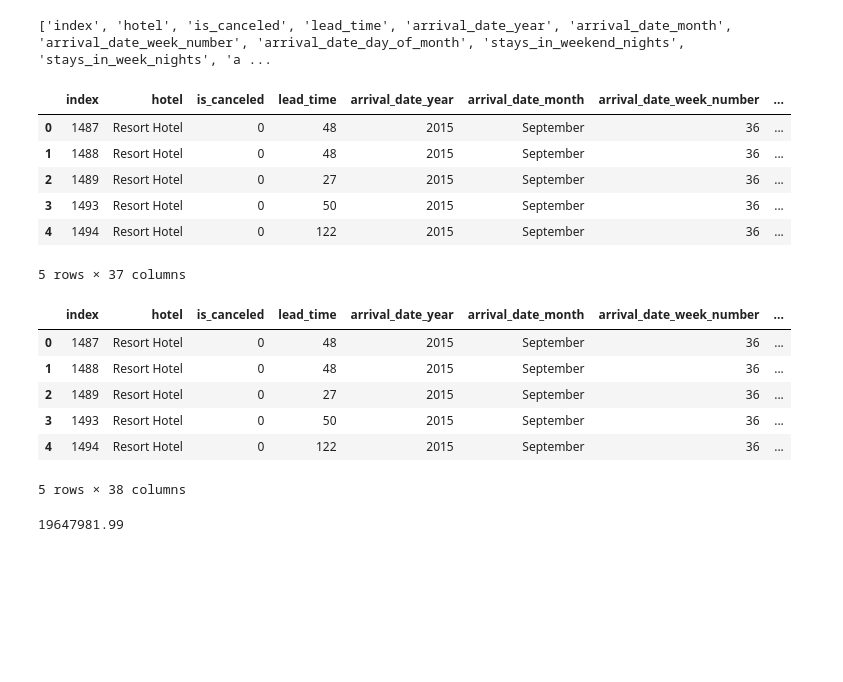
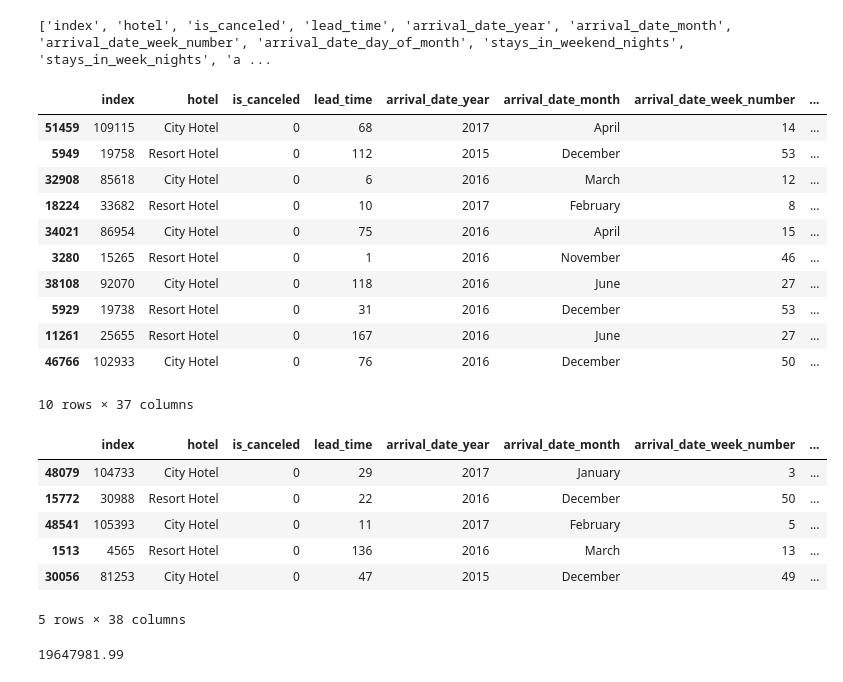
Before and after one commit to pin164/project_1, a Jupyter notebook: Untitled1.ipynb, the cells around one changed output. Saved outputs shown, nothing was run; the diff lists cells and outputs as text; code cells hidden in the pictures; blank space fills up the shorter version.

```diff
--- a/Untitled1.ipynb
+++ b/Untitled1.ipynb
@@ -59,28 +36,33 @@ print(column_headings)
 # %%
 #Adding number of nights column
 corrected_date_hotel_bookings_df['total_nights'] = corrected_date_hotel_bookings_df['stays_in_weekend_nights'] + corrected_date_hotel_bookings_df['stays_in_week_nights']
 bookings_with_total_nights_df = corrected_date_hotel_bookings_df[['index', 'hotel', 'is_canceled', 'lead_time', 'arrival_date_year', 'arrival_date_month', 'arrival_date_week_number', 'arrival_date_day_of_month', 'stays_in_weekend_nights', 'stays_in_week_nights', 'adults', 'children', 'babies', 'meal', 'country', 'market_segment', 'distribution_channel', 'is_repeated_guest', 'previous_cancellations', 'previous_bookings_not_canceled', 'reserved_room_type', 'assigned_room_type', 'booking_changes', 'deposit_type', 'agent', 'company', 'days_in_waiting_list', 'customer_type', 'adr', 'required_car_parking_spaces', 'total_of_special_requests', 'reservation_status', 'reservation_status_date', 'month_num', 'arrival_date', 'day_of_week', 'total_nights']]
-bookings_with_total_nights_df.head()
+bookings_with_total_nights_df.sample(10)
 # %% [output]
 |  | index | hotel | is_canceled | lead_time | arrival_date_year | arrival_date_month | arrival_date_week_number | ... |
-| 0 | 1487 | Resort Hotel | 0 | 48 | 2015 | September | 36 | ... |
-| 1 | 1488 | Resort Hotel | 0 | 48 | 2015 | September | 36 | ... |
-| 2 | 1489 | Resort Hotel | 0 | 27 | 2015 | September | 36 | ... |
-| 3 | 1493 | Resort Hotel | 0 | 50 | 2015 | September | 36 | ... |
-| 4 | 1494 | Resort Hotel | 0 | 122 | 2015 | September | 36 | ... |
+| 51459 | 109115 | City Hotel | 0 | 68 | 2017 | April | 14 | ... |
+| 5949 | 19758 | Resort Hotel | 0 | 112 | 2015 | December | 53 | ... |
+| 32908 | 85618 | City Hotel | 0 | 6 | 2016 | March | 12 | ... |
+| 18224 | 33682 | Resort Hotel | 0 | 10 | 2017 | February | 8 | ... |
+| 34021 | 86954 | City Hotel | 0 | 75 | 2016 | April | 15 | ... |
+| 3280 | 15265 | Resort Hotel | 0 | 1 | 2016 | November | 46 | ... |
+| 38108 | 92070 | City Hotel | 0 | 118 | 2016 | June | 27 | ... |
+| 5929 | 19738 | Resort Hotel | 0 | 31 | 2016 | December | 53 | ... |
+| 11261 | 25655 | Resort Hotel | 0 | 167 | 2016 | June | 27 | ... |
+| 46766 | 102933 | City Hotel | 0 | 76 | 2016 | December | 50 | ... |
-5 rows × 37 columns
+10 rows × 37 columns
 # %%
 #Adding Revenue column
 bookings_with_total_nights_df['total_revenue'] = bookings_with_total_nights_df['adr'] * bookings_with_total_nights_df['total_nights']
 df_with_revenue = bookings_with_total_nights_df[['index', 'hotel', 'is_canceled', 'lead_time', 'arrival_date_year', 'arrival_date_month', 'arrival_date_week_number', 'arrival_date_day_of_month', 'stays_in_weekend_nights', 'stays_in_week_nights', 'adults', 'children', 'babies', 'meal', 'country', 'market_segment', 'distribution_channel', 'is_repeated_guest', 'previous_cancellations', 'previous_bookings_not_canceled', 'reserved_room_type', 'assigned_room_type', 'booking_changes', 'deposit_type', 'agent', 'company', 'days_in_waiting_list', 'customer_type', 'adr', 'required_car_parking_spaces', 'total_of_special_requests', 'reservation_status', 'reservation_status_date', 'month_num', 'arrival_date', 'day_of_week', 'total_nights','total_revenue']]
-df_with_revenue.head()
+df_with_revenue.sample(5)
 # %% [output]
 |  | index | hotel | is_canceled | lead_time | arrival_date_year | arrival_date_month | arrival_date_week_number | ... |
-| 0 | 1487 | Resort Hotel | 0 | 48 | 2015 | September | 36 | ... |
-| 1 | 1488 | Resort Hotel | 0 | 48 | 2015 | September | 36 | ... |
-| 2 | 1489 | Resort Hotel | 0 | 27 | 2015 | September | 36 | ... |
-| 3 | 1493 | Resort Hotel | 0 | 50 | 2015 | September | 36 | ... |
-| 4 | 1494 | Resort Hotel | 0 | 122 | 2015 | September | 36 | ... |
+| 48079 | 104733 | City Hotel | 0 | 29 | 2017 | January | 3 | ... |
+| 15772 | 30988 | Resort Hotel | 0 | 22 | 2016 | December | 50 | ... |
+| 48541 | 105393 | City Hotel | 0 | 11 | 2017 | February | 5 | ... |
+| 1513 | 4565 | Resort Hotel | 0 | 136 | 2016 | March | 13 | ... |
+| 30056 | 81253 | City Hotel | 0 | 47 | 2015 | December | 49 | ... |
 5 rows × 38 columns
 # %%
 total_revenue_made_for_both_hotels = df_with_revenue["total_revenue"].sum()
```
Also changed, not shown: parts of 11 cells of this notebook.
